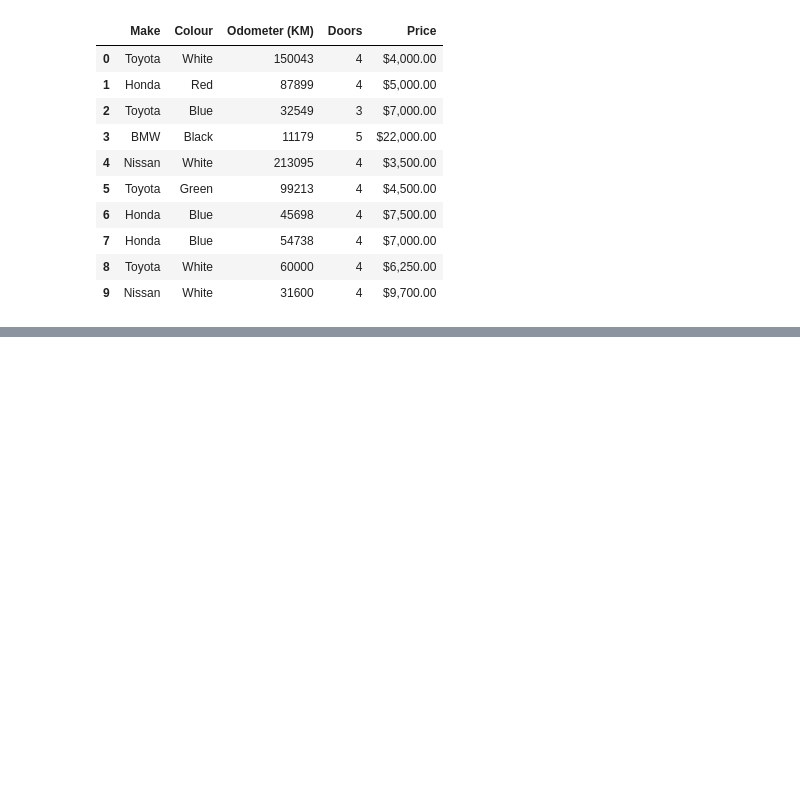
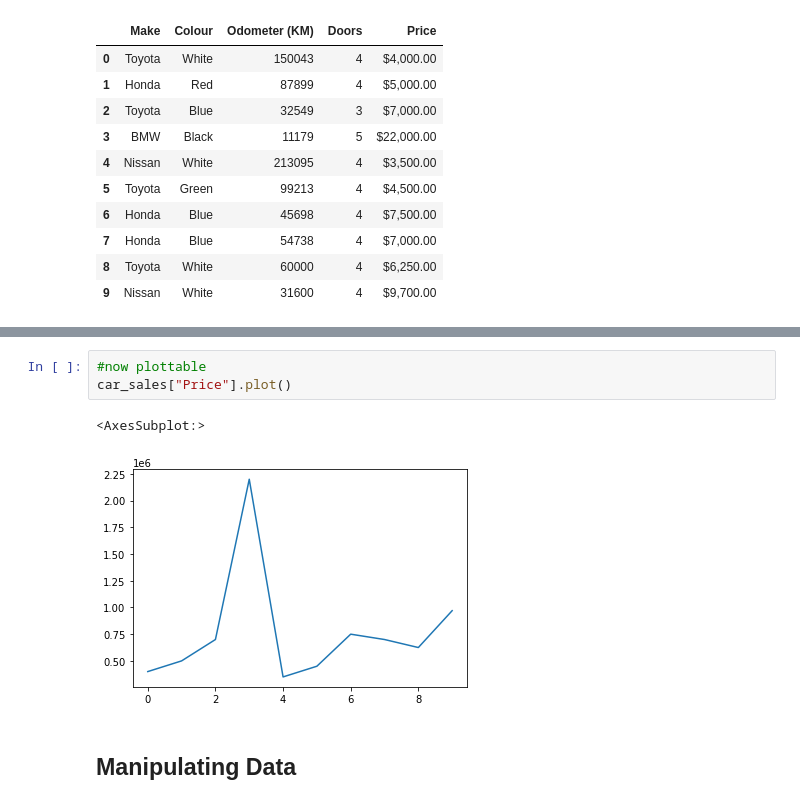
Before and after one commit to El-Nico/tensorflow-notes, a Jupyter notebook: pandas_for_data_analysis_1.ipynb, the cells around one changed output, grey strips where cells are left out. Saved outputs shown, nothing was run; the diff lists cells and outputs as text; blank space fills up the shorter version.

Commit message:
finished pandas for data analysis

```diff
--- a/pandas_for_data_analysis_1.ipynb
+++ b/pandas_for_data_analysis_1.ipynb
@@ -132,0 +381,8 @@ car_sales
+# %%
+#now plottable
+car_sales["Price"].plot()
+# %% [output]
+<AxesSubplot:>
+[figure, added]
+# %% [markdown]
+## Manipulating Data
```
Also changed, not shown: parts of 56 cells of this notebook.
